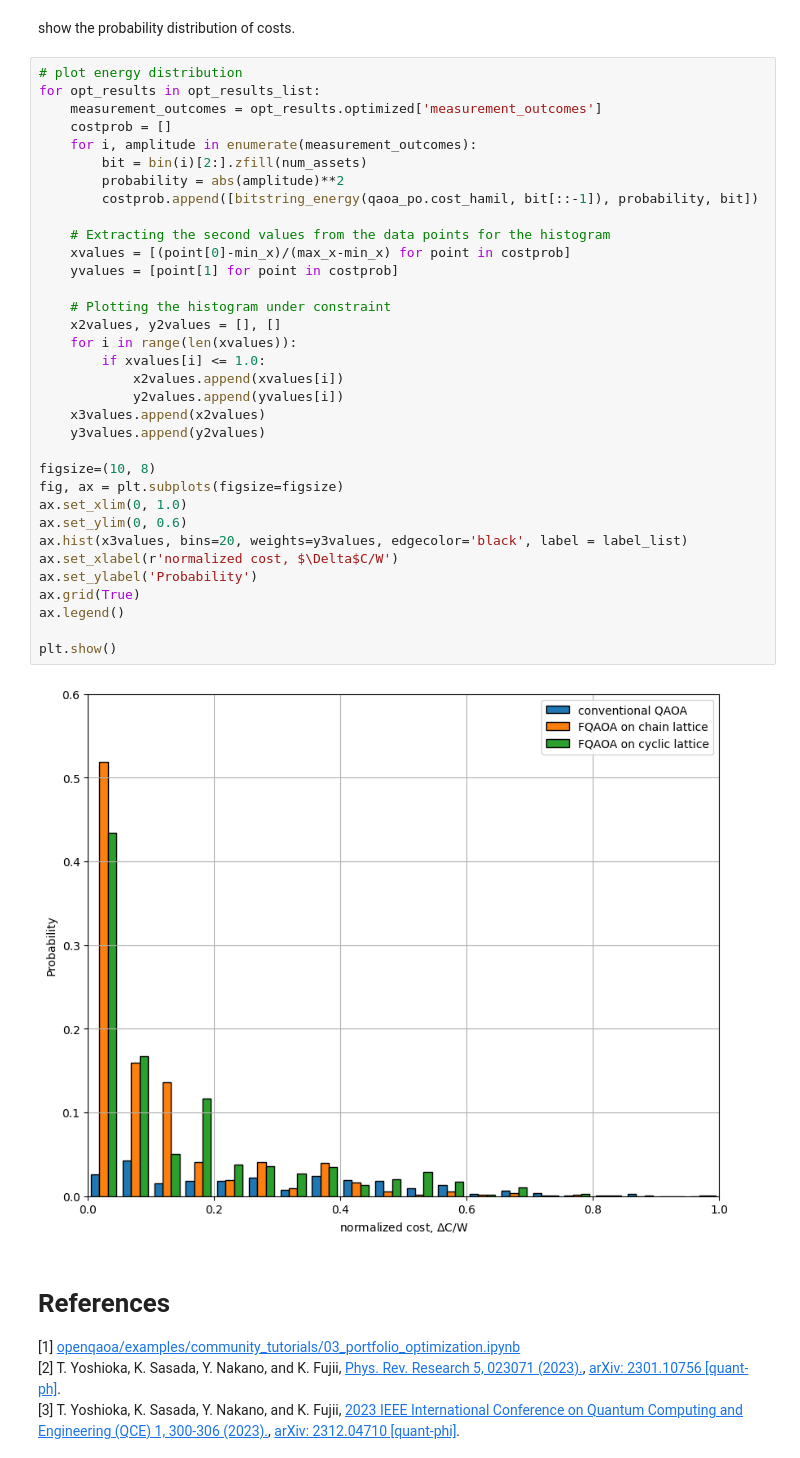
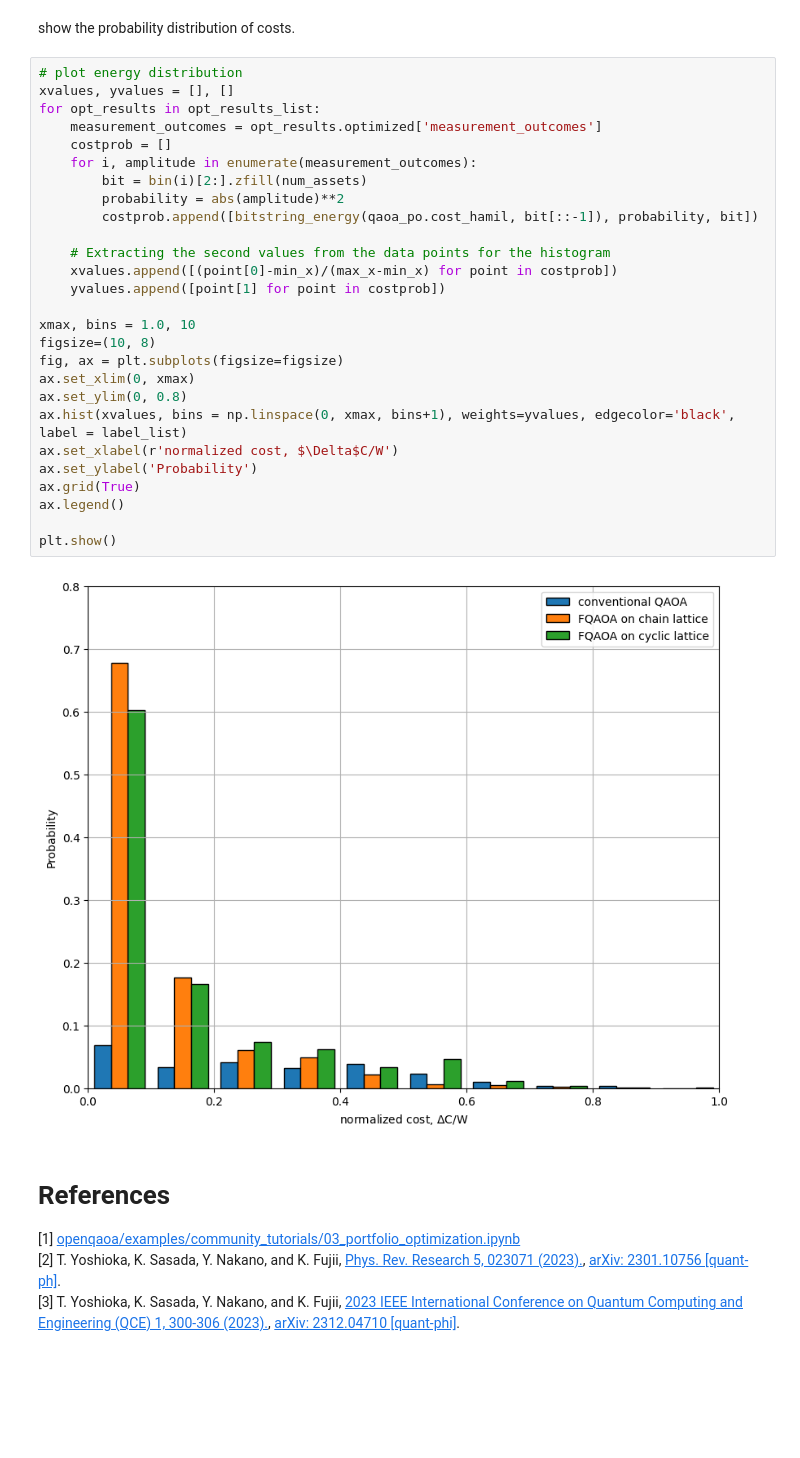
Before and after one commit to tech-sketch/openqaoa, a Jupyter notebook: examples/99_FQAOA_examples.ipynb, the cells around one changed output. Drawn from its saved outputs; the diff is of its cells as text; blank space fills up the shorter version.

Commit message:
modify plt.hist

```diff
--- a/examples/99_FQAOA_examples.ipynb
+++ b/examples/99_FQAOA_examples.ipynb
@@ -348,40 +348,33 @@ Comparison of methods for calculating the probability of finding the optimal sol
 show the probability distribution of costs.
 # %%
 # plot energy distribution
+xvalues, yvalues = [], []
 for opt_results in opt_results_list:
     measurement_outcomes = opt_results.optimized['measurement_outcomes']
     costprob = []
     for i, amplitude in enumerate(measurement_outcomes):
         bit = bin(i)[2:].zfill(num_assets)
         probability = abs(amplitude)**2
         costprob.append([bitstring_energy(qaoa_po.cost_hamil, bit[::-1]), probability, bit])
 
     # Extracting the second values from the data points for the histogram
-    xvalues = [(point[0]-min_x)/(max_x-min_x) for point in costprob]
-    yvalues = [point[1] for point in costprob]
+    xvalues.append([(point[0]-min_x)/(max_x-min_x) for point in costprob])
+    yvalues.append([point[1] for point in costprob])
 
-    # Plotting the histogram under constraint
-    x2values, y2values = [], []
-    for i in range(len(xvalues)):
-        if xvalues[i] <= 1.0:
-            x2values.append(xvalues[i])
-            y2values.append(yvalues[i])
-    x3values.append(x2values)
-    y3values.append(y2values)
-
+xmax, bins = 1.0, 10
 figsize=(10, 8)
 fig, ax = plt.subplots(figsize=figsize)
-ax.set_xlim(0, 1.0)
-ax.set_ylim(0, 0.6)
-ax.hist(x3values, bins=20, weights=y3values, edgecolor='black', label = label_list)
+ax.set_xlim(0, xmax)
+ax.set_ylim(0, 0.8)
+ax.hist(xvalues, bins = np.linspace(0, xmax, bins+1), weights=yvalues, edgecolor='black', label = label_list)
 ax.set_xlabel(r'normalized cost, $\Delta$C/W')
 ax.set_ylabel('Probability')
 ax.grid(True)
 ax.legend()
 
 plt.show()
 # %% [output]
-[figure, old version]
+[figure, new version]
 # %% [markdown]
 # References
 [1] [openqaoa/examples/community_tutorials/03_portfolio_optimization.ipynb](https://github.com/entropicalabs/openqaoa/blob/main/examples/community_tutorials/03_portfolio_optimization.ipynb) \
```
